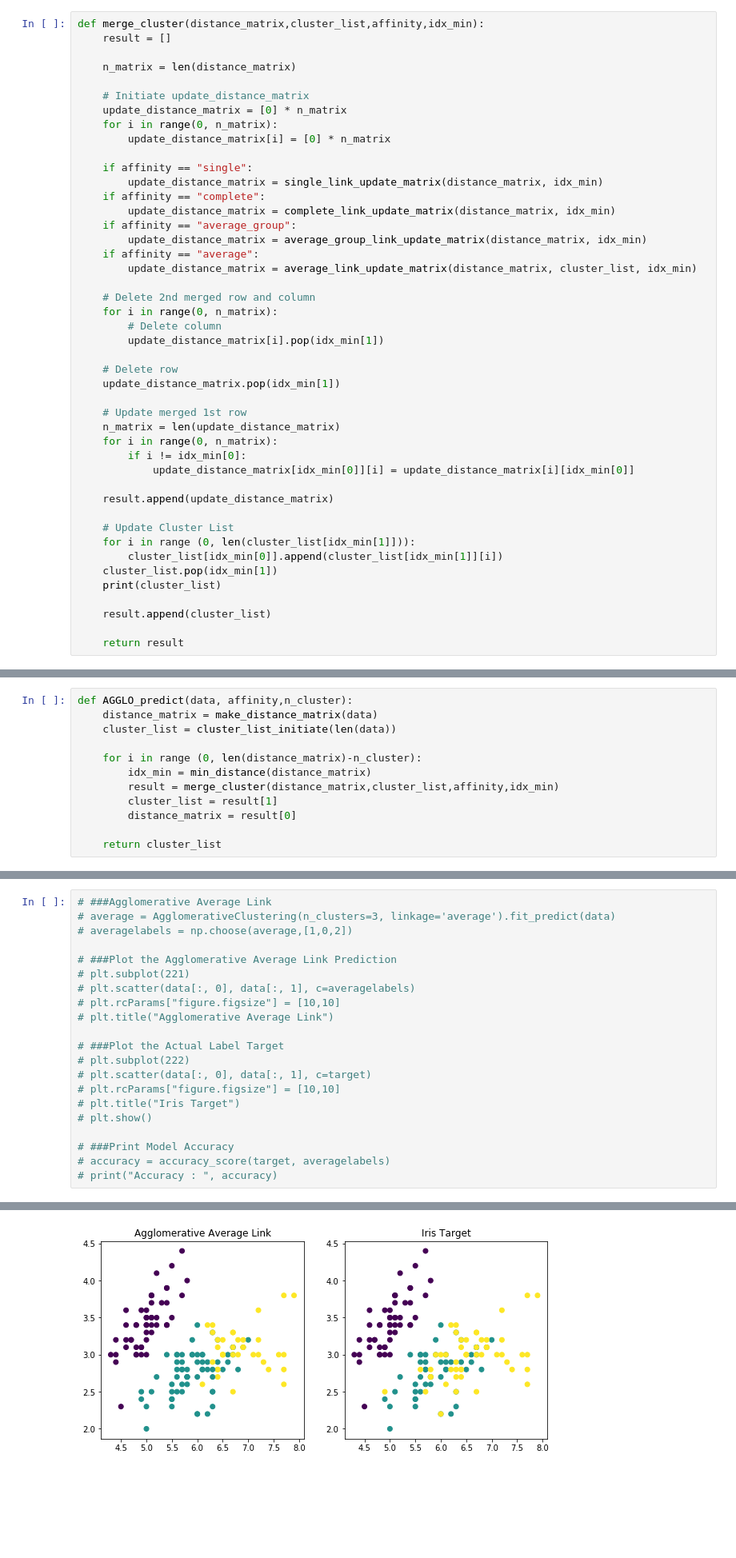
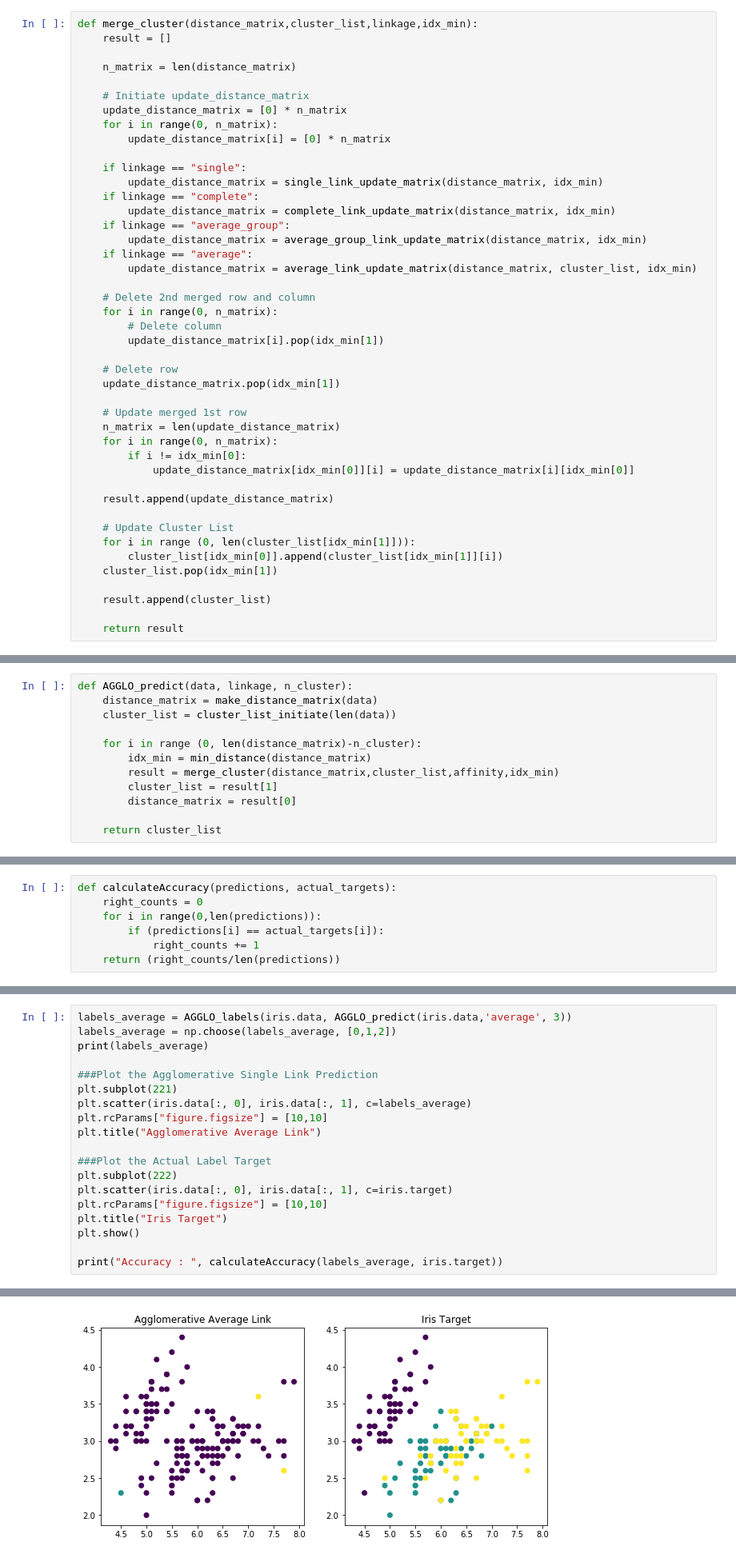
Before and after one commit to ayaar25/MLtubes1, a Jupyter notebook: TugasBesarML1_AyaAurora_Agglo.ipynb, the cells around one changed output, grey strips where cells are left out. Shown at 80% size. Drawn from its saved outputs; the diff is of its cells as text; blank space fills up the shorter version.

Commit message:
agglomerative done

```diff
--- a/TugasBesarML1_AyaAurora_Agglo.ipynb
+++ b/TugasBesarML1_AyaAurora_Agglo.ipynb
@@ -130,5 +161,5 @@ def average_group_link_update_matrix(distance_matrix, idx_min):
 # %%
-def merge_cluster(distance_matrix,cluster_list,affinity,idx_min):
+def merge_cluster(distance_matrix,cluster_list,linkage,idx_min):
     result = []
 
     n_matrix = len(distance_matrix)
@@ -138,13 +169,13 @@ def merge_cluster(distance_matrix,cluster_list,affinity,idx_min):
     for i in range(0, n_matrix):
         update_distance_matrix[i] = [0] * n_matrix
 
-    if affinity == "single":
+    if linkage == "single":
         update_distance_matrix = single_link_update_matrix(distance_matrix, idx_min)
-    if affinity == "complete":
+    if linkage == "complete":
         update_distance_matrix = complete_link_update_matrix(distance_matrix, idx_min)
-    if affinity == "average_group":
+    if linkage == "average_group":
         update_distance_matrix = average_group_link_update_matrix(distance_matrix, idx_min)
-    if affinity == "average":
+    if linkage == "average":
         update_distance_matrix = average_link_update_matrix(distance_matrix, cluster_list, idx_min)
 
     # Delete 2nd merged row and column
@@ -167,7 +198,6 @@ def merge_cluster(distance_matrix,cluster_list,affinity,idx_min):
     for i in range (0, len(cluster_list[idx_min[1]])):
         cluster_list[idx_min[0]].append(cluster_list[idx_min[1]][i])
     cluster_list.pop(idx_min[1])
-    print(cluster_list)
 
     result.append(cluster_list)
 
@@ -175,5 +211,5 @@ def merge_cluster(distance_matrix,cluster_list,affinity,idx_min):
 # %%
-def AGGLO_predict(data, affinity,n_cluster):
+def AGGLO_predict(data, linkage, n_cluster):
     distance_matrix = make_distance_matrix(data)
     cluster_list = cluster_list_initiate(len(data))
 
@@ -241,0 +237,7 @@ AGGLO_predict(iris.data,'average_group', 3)
+# %%
+def calculateAccuracy(predictions, actual_targets):
+    right_counts = 0
+    for i in range(0,len(predictions)):
+        if (predictions[i] == actual_targets[i]):
+            right_counts += 1
+    return (right_counts/len(predictions))
@@ -290,22 +309,20 @@ Accuracy :  0.84
 # %%
-# ###Agglomerative Average Link
-# average = AgglomerativeClustering(n_clusters=3, linkage='average').fit_predict(data)
-# averagelabels = np.choose(average,[1,0,2])
+labels_average = AGGLO_labels(iris.data, AGGLO_predict(iris.data,'average', 3))
+labels_average = np.choose(labels_average, [0,1,2])
+print(labels_average)
 
-# ###Plot the Agglomerative Average Link Prediction
-# plt.subplot(221)
-# plt.scatter(data[:, 0], data[:, 1], c=averagelabels)
-# plt.rcParams["figure.figsize"] = [10,10]
-# plt.title("Agglomerative Average Link")
+###Plot the Agglomerative Single Link Prediction
+plt.subplot(221)
+plt.scatter(iris.data[:, 0], iris.data[:, 1], c=labels_average)
+plt.rcParams["figure.figsize"] = [10,10]
+plt.title("Agglomerative Average Link")
 
-# ###Plot the Actual Label Target
-# plt.subplot(222)
-# plt.scatter(data[:, 0], data[:, 1], c=target)
-# plt.rcParams["figure.figsize"] = [10,10]
-# plt.title("Iris Target")
-# plt.show()
+###Plot the Actual Label Target
+plt.subplot(222)
+plt.scatter(iris.data[:, 0], iris.data[:, 1], c=iris.target)
+plt.rcParams["figure.figsize"] = [10,10]
+plt.title("Iris Target")
+plt.show()
 
-# ###Print Model Accuracy
-# accuracy = accuracy_score(target, averagelabels)
-# print("Accuracy : ", accuracy)
+print("Accuracy : ", calculateAccuracy(labels_average, iris.target))
 # %% [output]
@@ -312 +334 @@ Accuracy :  0.84
-[figure, old version]
+[figure, new version]
```
Also changed, not shown: parts of 30 cells of this notebook.
